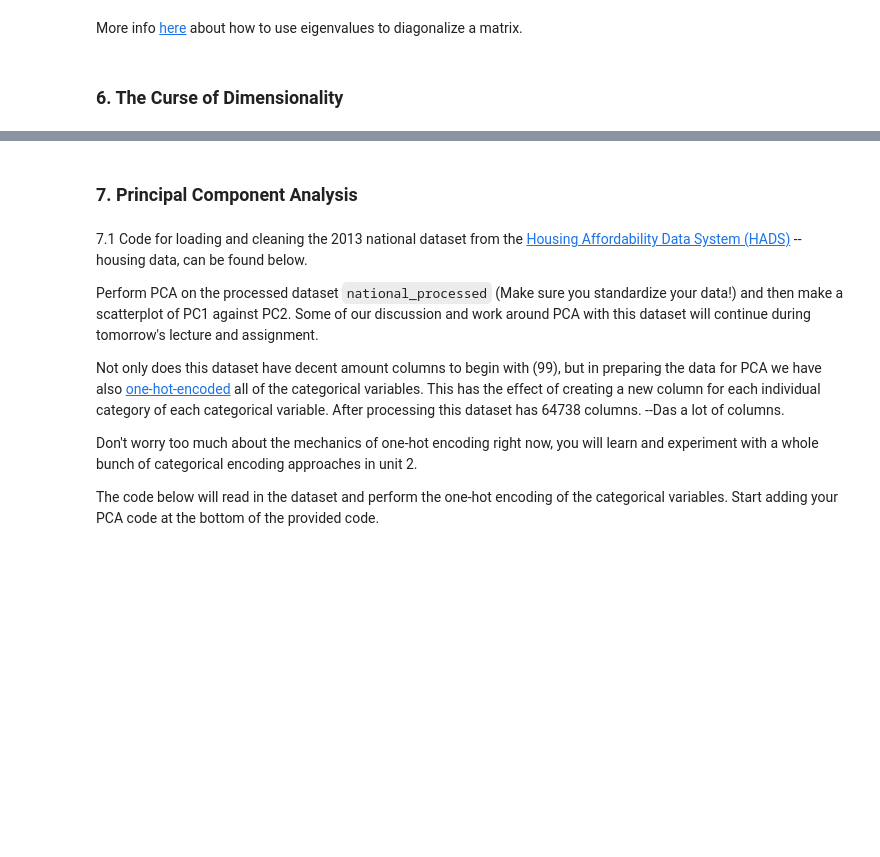
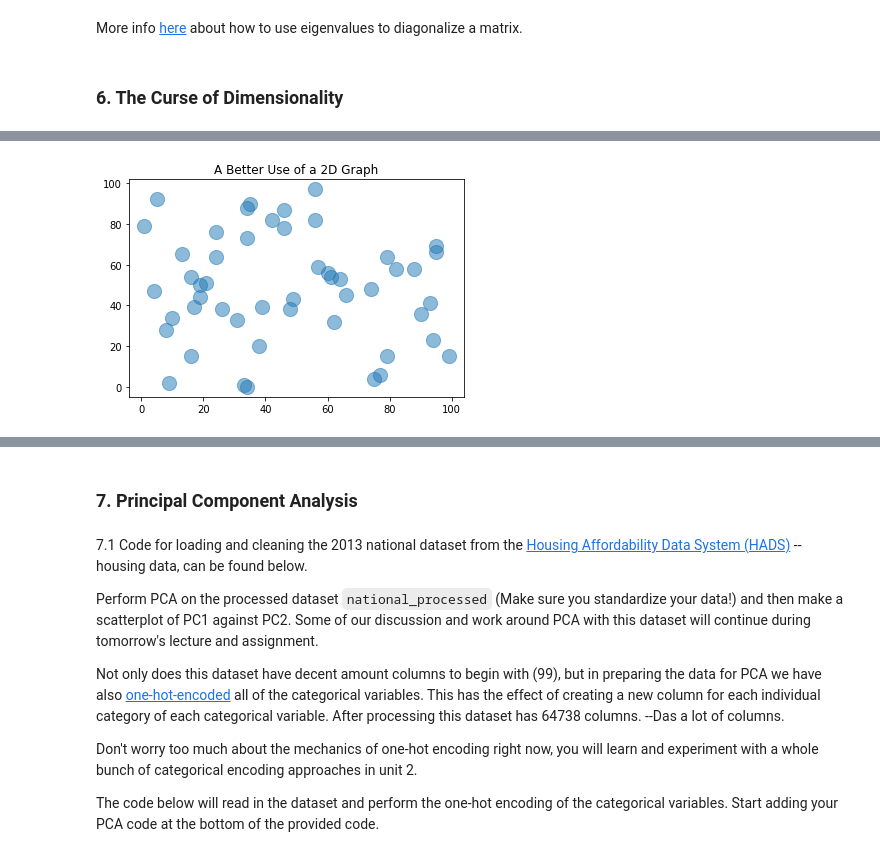
Before and after one commit to lfr4704/DS-Unit-1-Sprint-3-Linear-Algebra, a Jupyter notebook: module3-dimensionality-reduction/LS_DS_133_Exercise_Solutions.ipynb, the cells around one changed output, grey strips where cells are left out. Saved outputs shown, nothing was run; the diff lists cells and outputs as text; code cells hidden in the pictures; blank space fills up the shorter version.

```diff
--- a/module3-dimensionality-reduction/LS_DS_133_Exercise_Solutions.ipynb
+++ b/module3-dimensionality-reduction/LS_DS_133_Exercise_Solutions.ipynb
@@ -283,0 +296,4 @@ More info [here](https://www.math.ubc.ca/~pwalls/math-python/linear-algebra/eige
+# %%
+# Add a y column
+df['y'] = pd.DataFrame({'x':np.random.randint(0, 100, 50)})
+df.head()
@@ -283,0 +307,6 @@ More info [here](https://www.math.ubc.ca/~pwalls/math-python/linear-algebra/eige
+# %%
+# Graph 2D data on a 2D plot
+plt.scatter(df['x'], df['y'], alpha=0.5, s=200)
+plt.title("A Better Use of a 2D Graph");
+# %% [output]
+[figure, added]
```
Also changed, not shown: parts of 18 cells of this notebook, 4 other files.
